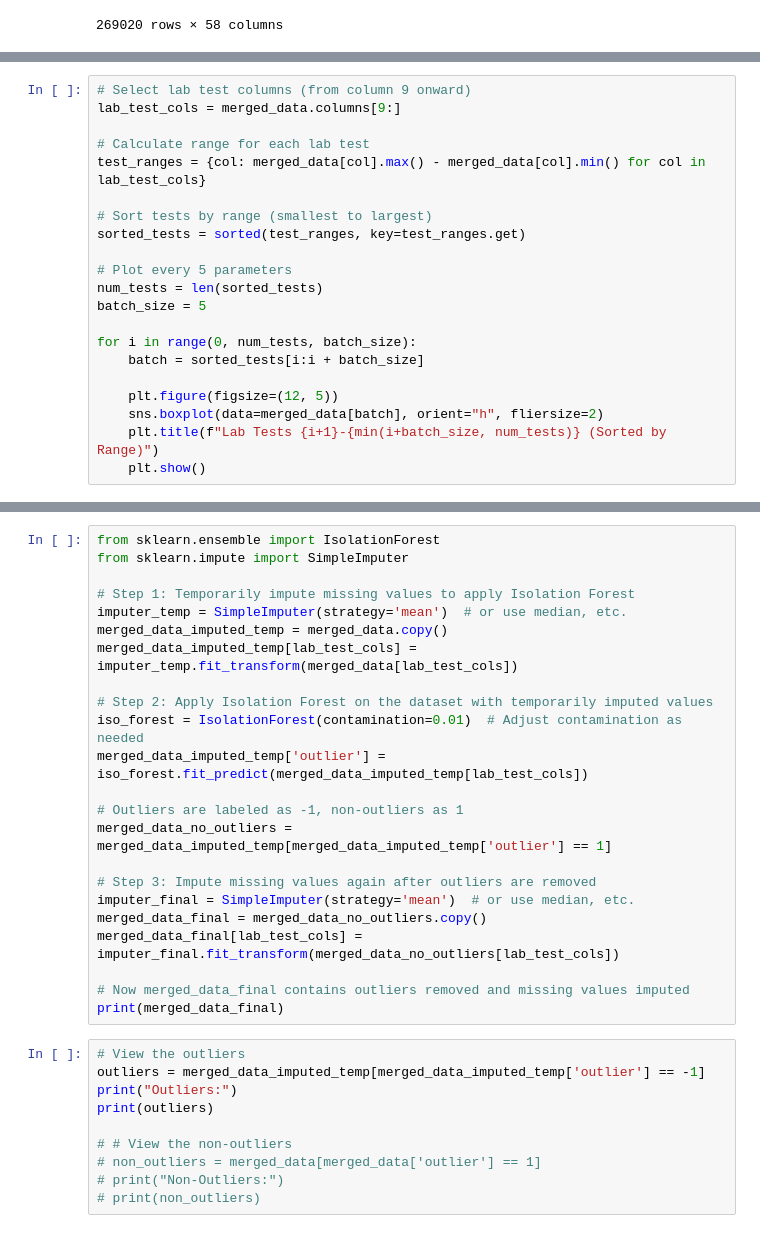
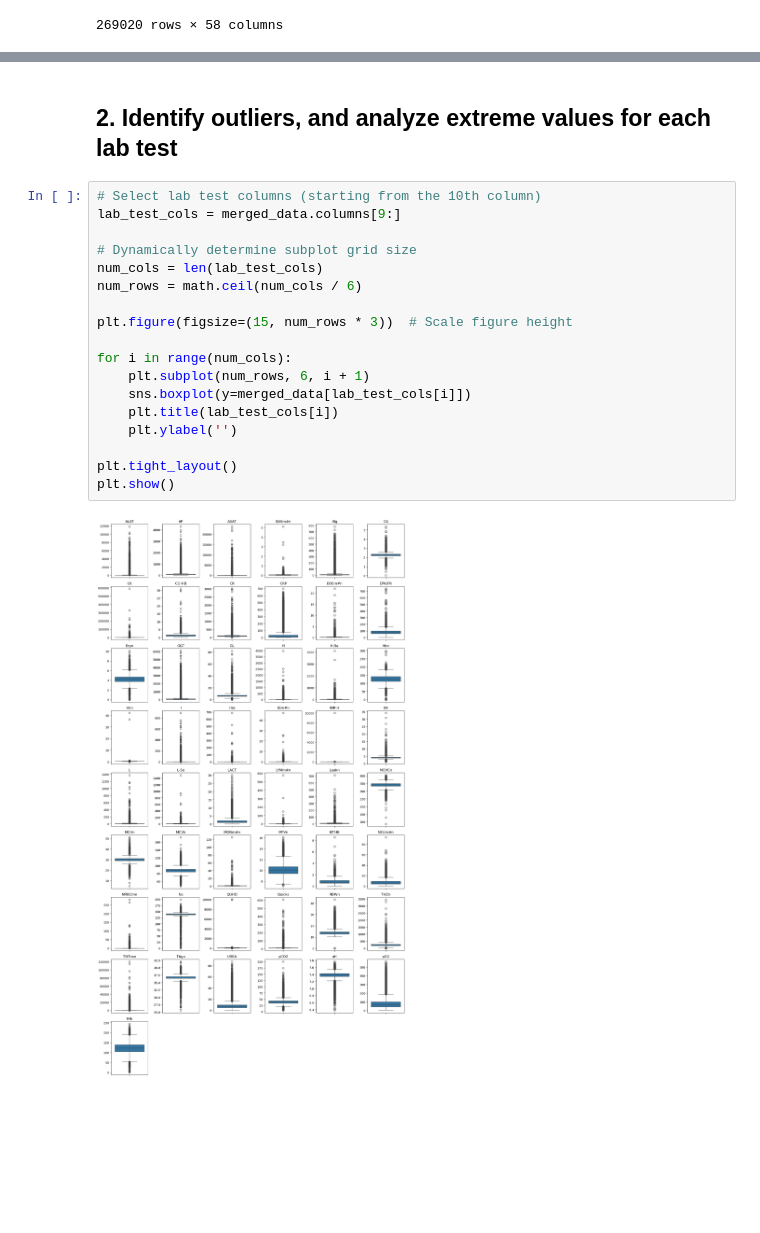
Before and after one commit to Yokopa/hospital-stay-discharge-prediction, a Jupyter notebook: code/4_outlier_analysis.ipynb, the cells around one changed output, grey strips where cells are left out. Saved outputs shown, nothing was run; the diff lists cells and outputs as text; blank space fills up the shorter version.

Commit message:
update outlier analysis

```diff
--- a/code/4_outlier_analysis.ipynb
+++ b/code/4_outlier_analysis.ipynb
@@ -76,21 +51,0 @@ merged_data
-# %%
-# Select lab test columns (from column 9 onward)
-lab_test_cols = merged_data.columns[9:]
-
-# Calculate range for each lab test
-test_ranges = {col: merged_data[col].max() - merged_data[col].min() for col in lab_test_cols}
-
-# Sort tests by range (smallest to largest)
-sorted_tests = sorted(test_ranges, key=test_ranges.get)
-
-# Plot every 5 parameters
-num_tests = len(sorted_tests)
-batch_size = 5
-
-for i in range(0, num_tests, batch_size):
-    batch = sorted_tests[i:i + batch_size]
-
-    plt.figure(figsize=(12, 5))
-    sns.boxplot(data=merged_data[batch], orient="h", fliersize=2)
-    plt.title(f"Lab Tests {i+1}-{min(i+batch_size, num_tests)} (Sorted by Range)")
-    plt.show()
@@ -192,33 +52,22 @@ print(merged_data_final.head())
-# %%
-from sklearn.ensemble import IsolationForest
-from sklearn.impute import SimpleImputer
-
-# Step 1: Temporarily impute missing values to apply Isolation Forest
-imputer_temp = SimpleImputer(strategy='mean')  # or use median, etc.
-merged_data_imputed_temp = merged_data.copy()
-merged_data_imputed_temp[lab_test_cols] = imputer_temp.fit_transform(merged_data[lab_test_cols])
-
-# Step 2: Apply Isolation Forest on the dataset with temporarily imputed values
-iso_forest = IsolationForest(contamination=0.01)  # Adjust contamination as needed
-merged_data_imputed_temp['outlier'] = iso_forest.fit_predict(merged_data_imputed_temp[lab_test_cols])
-
-# Outliers are labeled as -1, non-outliers as 1
-merged_data_no_outliers = merged_data_imputed_temp[merged_data_imputed_temp['outlier'] == 1]
-
-# Step 3: Impute missing values again after outliers are removed
-imputer_final = SimpleImputer(strategy='mean')  # or use median, etc.
-merged_data_final = merged_data_no_outliers.copy()
-merged_data_final[lab_test_cols] = imputer_final.fit_transform(merged_data_no_outliers[lab_test_cols])
-
-# Now merged_data_final contains outliers removed and missing values imputed
-print(merged_data_final)
-# %%
-# View the outliers
-outliers = merged_data_imputed_temp[merged_data_imputed_temp['outlier'] == -1]
-print("Outliers:")
-print(outliers)
-
-# # View the non-outliers
-# non_outliers = merged_data[merged_data['outlier'] == 1]
-# print("Non-Outliers:")
-# print(non_outliers)
+# %% [markdown]
+## 2. Identify outliers, and analyze extreme values for each lab test
+# %%
+# Select lab test columns (starting from the 10th column)
+lab_test_cols = merged_data.columns[9:]
+
+# Dynamically determine subplot grid size
+num_cols = len(lab_test_cols)
+num_rows = math.ceil(num_cols / 6)
+
+plt.figure(figsize=(15, num_rows * 3))  # Scale figure height
+
+for i in range(num_cols):
+    plt.subplot(num_rows, 6, i + 1)
+    sns.boxplot(y=merged_data[lab_test_cols[i]])
+    plt.title(lab_test_cols[i])
+    plt.ylabel('')
+
+plt.tight_layout()
+plt.show()
+# %% [output]
+[figure, added]
```
Also changed, not shown: parts of 52 cells of this notebook.
